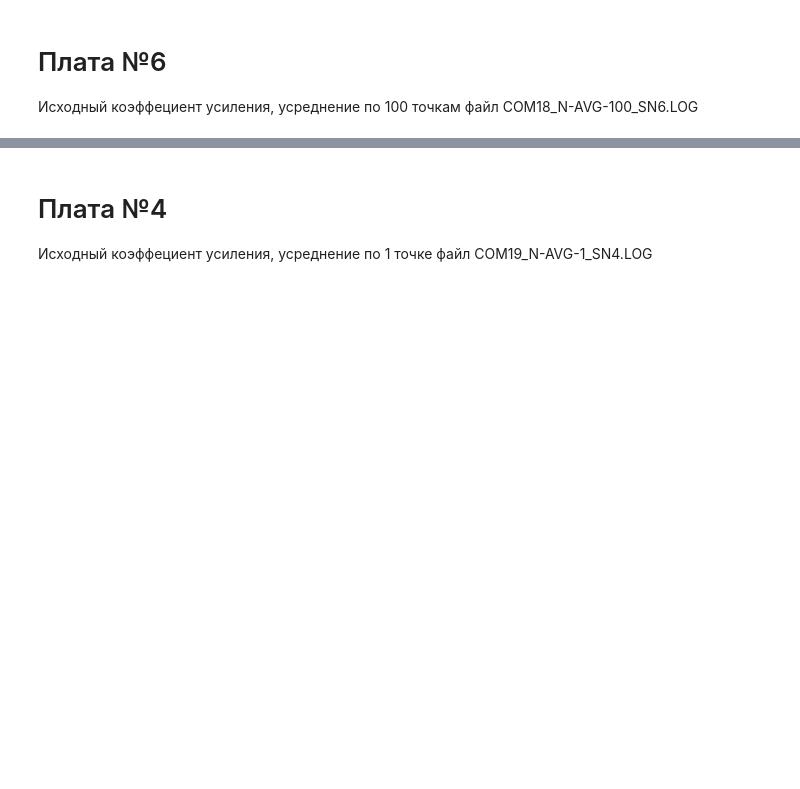
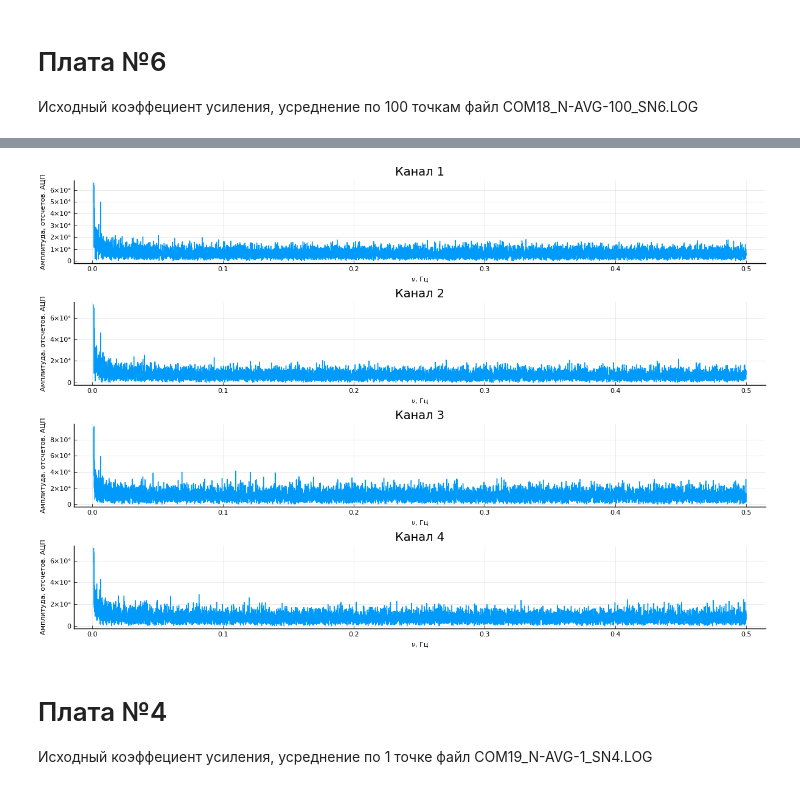
Before and after one commit to iodima/data, a Jupyter notebook: TestNoise.ipynb, the cells around one changed output, grey strips where cells are left out. Cells and saved outputs as stored; diff of their text form; code cells hidden in the pictures; blank space fills up the shorter version.

```diff
--- a/TestNoise.ipynb
+++ b/TestNoise.ipynb
@@ -78,3 +125,7 @@ S6_100_10 = getStatData("Exp01/COM18_N-AVG-100_SN6.LOG",workChanInd,20000:21000)
+# %%
+plt
+# %% [output]
+[figure, added]
 # %% [markdown]
 # Плата №4
 Исходный коэффециент усиления, усреднение по 1 точке
```
Also changed, not shown: parts of 28 cells of this notebook.
